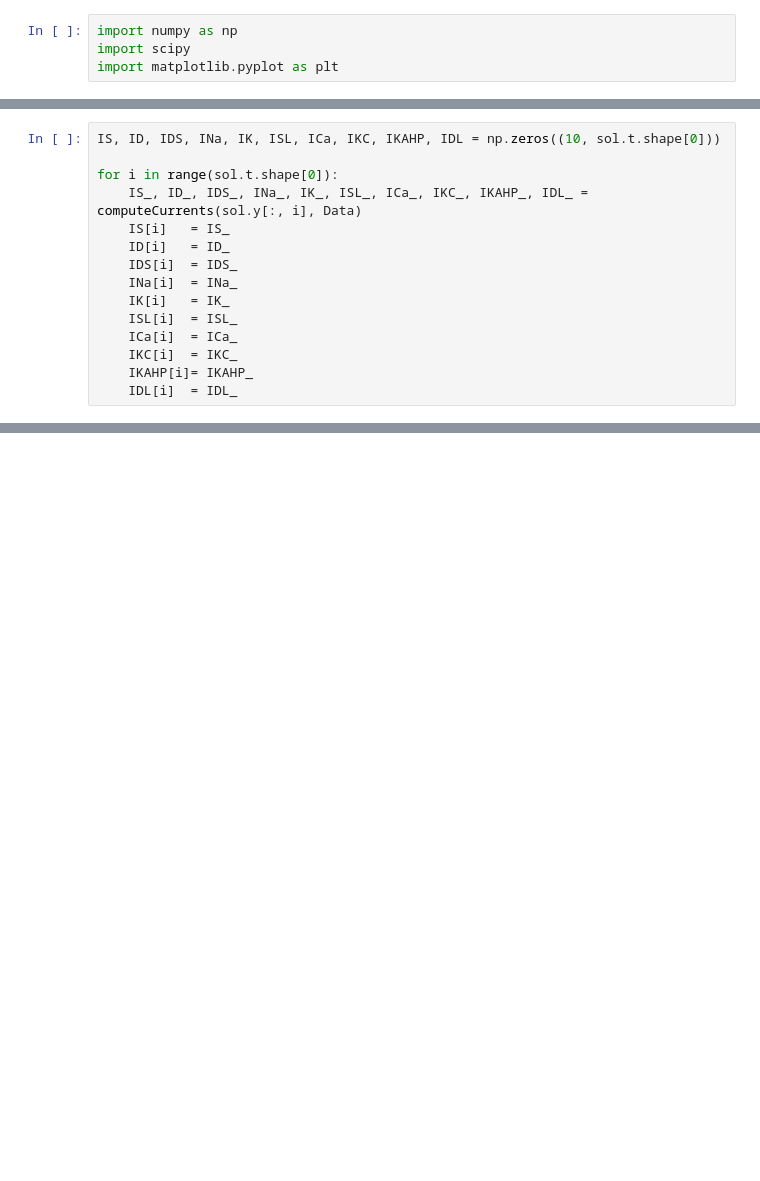
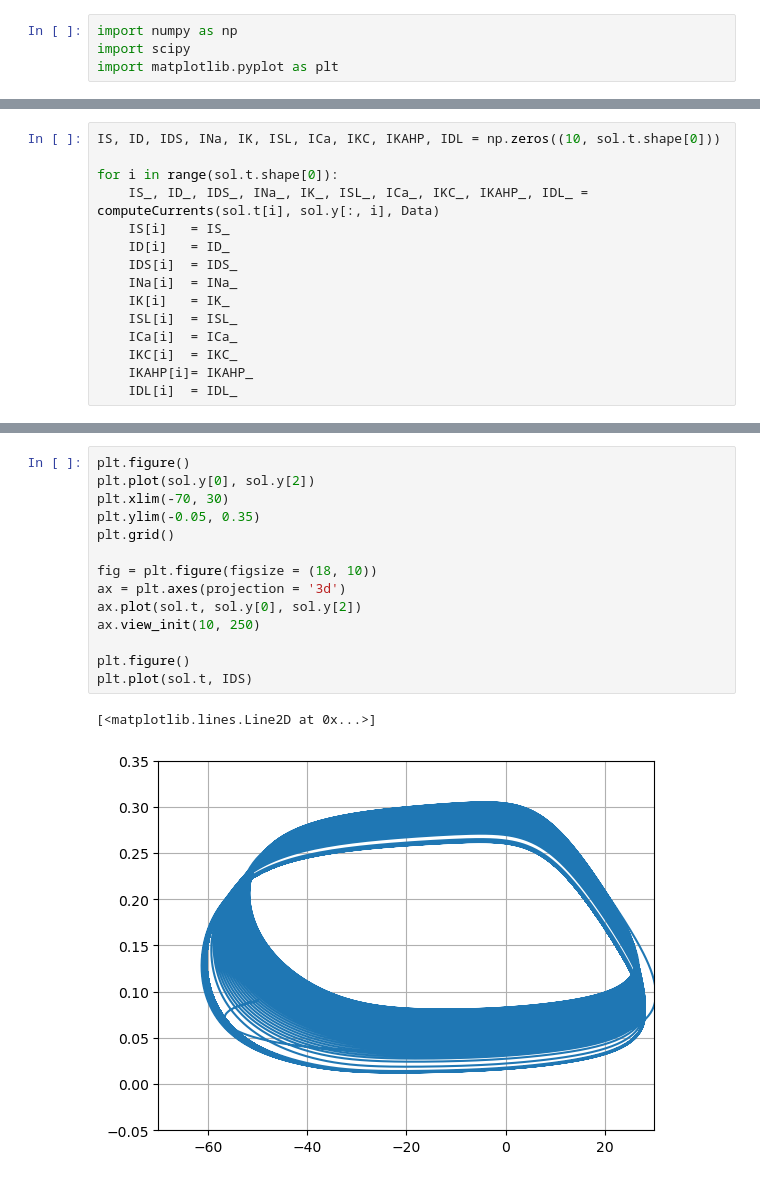
Before and after one commit to tommasovanini/Project3, a Jupyter notebook: main.ipynb, the cells around one changed output, grey strips where cells are left out. Cells and saved outputs as stored; diff of their text form; blank space fills up the shorter version.

```diff
--- a/main.ipynb
+++ b/main.ipynb
@@ -72,7 +96,7 @@ plt.show()
 IS, ID, IDS, INa, IK, ISL, ICa, IKC, IKAHP, IDL = np.zeros((10, sol.t.shape[0]))
 
 for i in range(sol.t.shape[0]):
-    IS_, ID_, IDS_, INa_, IK_, ISL_, ICa_, IKC_, IKAHP_, IDL_ = computeCurrents(sol.y[:, i], Data)
+    IS_, ID_, IDS_, INa_, IK_, ISL_, ICa_, IKC_, IKAHP_, IDL_ = computeCurrents(sol.t[i], sol.y[:, i], Data)
     IS[i]   = IS_
     ID[i]   = ID_
     IDS[i]  = IDS_
@@ -108,0 +134,17 @@ plt.show()
+# %%
+plt.figure()
+plt.plot(sol.y[0], sol.y[2])
+plt.xlim(-70, 30)
+plt.ylim(-0.05, 0.35)
+plt.grid()
+
+fig = plt.figure(figsize = (18, 10))
+ax = plt.axes(projection = '3d')
+ax.plot(sol.t, sol.y[0], sol.y[2])
+ax.view_init(10, 250)
+
+plt.figure()
+plt.plot(sol.t, IDS)
+# %% [output]
+[<matplotlib.lines.Line2D at 0x...>]
+[figure, added]
```
Also changed, not shown: parts of 5 cells of this notebook, 3 other files.
